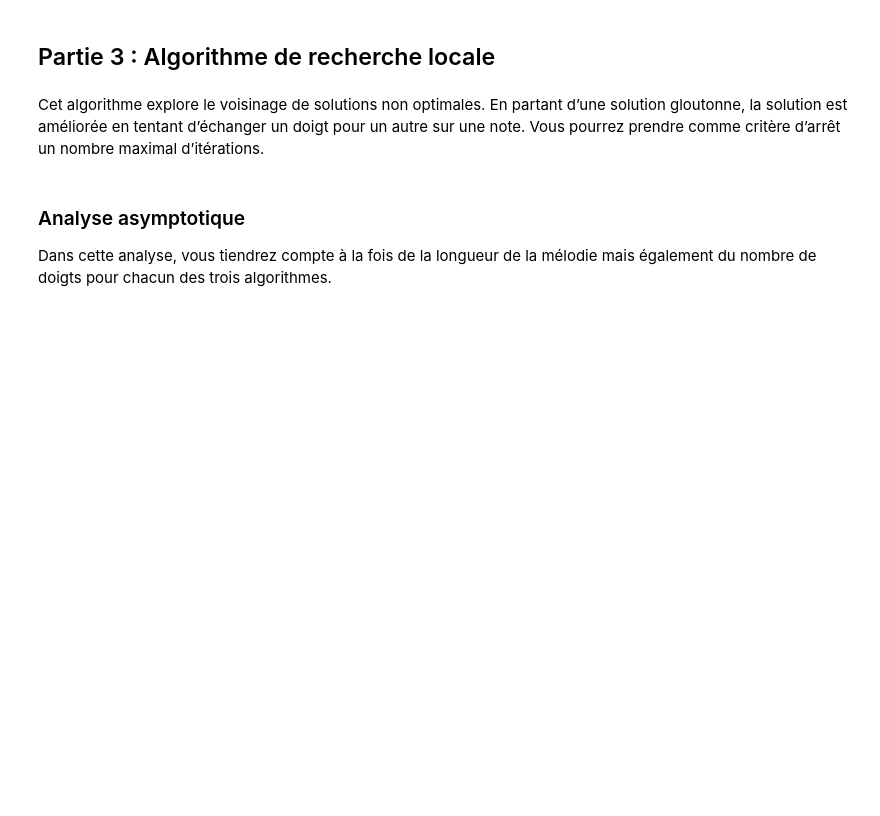
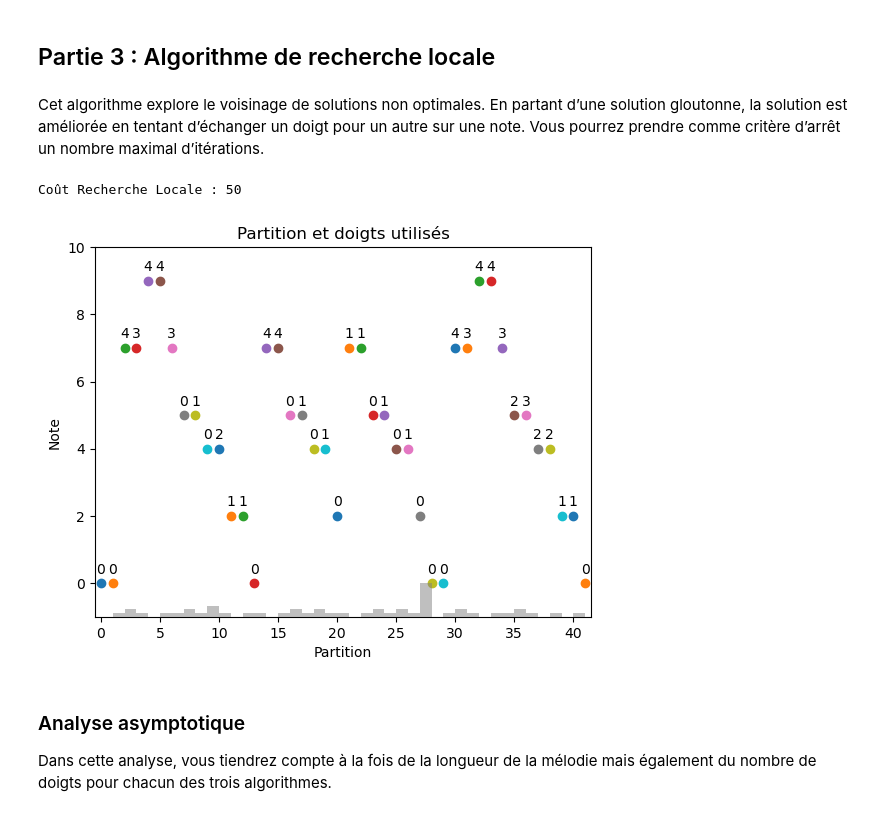
Before and after one commit to Za4khnissi/INF8775, a Jupyter notebook: TP2-H24/TP2-H24.ipynb, the cells around one changed output. Cells and saved outputs as stored; diff of their text form; code cells hidden in the pictures; blank space fills up the shorter version.

Commit message:
local search done

```diff
--- a/TP2-H24/TP2-H24.ipynb
+++ b/TP2-H24/TP2-H24.ipynb
@@ -282,20 +282,19 @@ def glouton(partition):
     solution = [0 for i in range(len(partition))]
 
     # 1. find min cost for a0->a1 transition
-
     # create cost matrix
     d0_d1 = np.zeros((D,D))
     for i in range(D):
         for j in range(D):
             d0_d1[i,j] = costs[partition[0], i, partition[1], j]
 
-    # find combination that minimizes transition
+
+    # find combination that minimizes transitions
     solution[0:2] = np.argwhere(d0_d1 == np.min(d0_d1))[0]
 
     # 2. find values for rest of transitions
-
     for i in np.arange(1, len(solution)) :
-     solution[i] = np.argmin(costs[partition[i-1], solution[i-1], partition[i], np.arange(D)]) # array indexing to calculate possibilities
+        solution[i] = np.argmin(costs[partition[i-1], solution[i-1], partition[i], :]) # array indexing to calculate possibilities
 
     return solution
 
@@ -422,14 +425,45 @@ La méthode peut varier d'un algorithme à l'autre. Justifiez les choix ici et a
 Cet algorithme explore le voisinage de solutions non optimales. En partant d’une solution gloutonne, la
 solution est améliorée en tentant d’échanger un doigt pour un autre sur une note. Vous pourrez prendre
 comme critère d’arrêt un nombre maximal d’itérations.
-# %%
-def localSearch(partition):
-    solution = [0 for i in range(len(partition))]
-    return solution
-
-solutionLocal = localSearch(partition)
-print("Coût Recherche Locale :", getTotalCost(costs, partition, solutionLocal))
-visualize_solution(costs, partition, solutionLocal)
+# %%
+def choose_note(partition):
+    note_choice = np.random.randint(len(partition))
+    return note_choice
+
+def choose_finger():
+    finger_choice = np.random.randint(5)
+    return finger_choice
+
+def localSearch(partition):
+    # solution = [0 for i in range(len(partition))]
+
+    solution = glouton(partition)
+    n_iterations = 10000
+
+    for n in range(n_iterations):
+
+        finger_choice = choose_finger()
+        note_choice = choose_note(partition)
+
+        current_solution = solution.copy()
+        current_solution[note_choice] = finger_choice
+
+        # print(solution)
+        # print(current_solution)
+        if getTotalCost(costs, partition, current_solution) < getTotalCost(costs, partition, solution):
+            solution = current_solution
+
+    return solution
+
+# partition = [17, 21, 18, 2, 21, 15, 11, 16]
+partition = readFile('Chansons/twinkle_twinkle.txt')
+
+solutionLocal = localSearch(partition)
+print("Coût Recherche Locale :", getTotalCost(costs, partition, solutionLocal))
+visualize_solution(costs, partition, solutionLocal)
+# %% [output]
+Coût Recherche Locale : 50
+[figure, added]
 # %% [markdown]
 ### Analyse asymptotique
 
```
Also changed, not shown: parts of 3 cells of this notebook.
